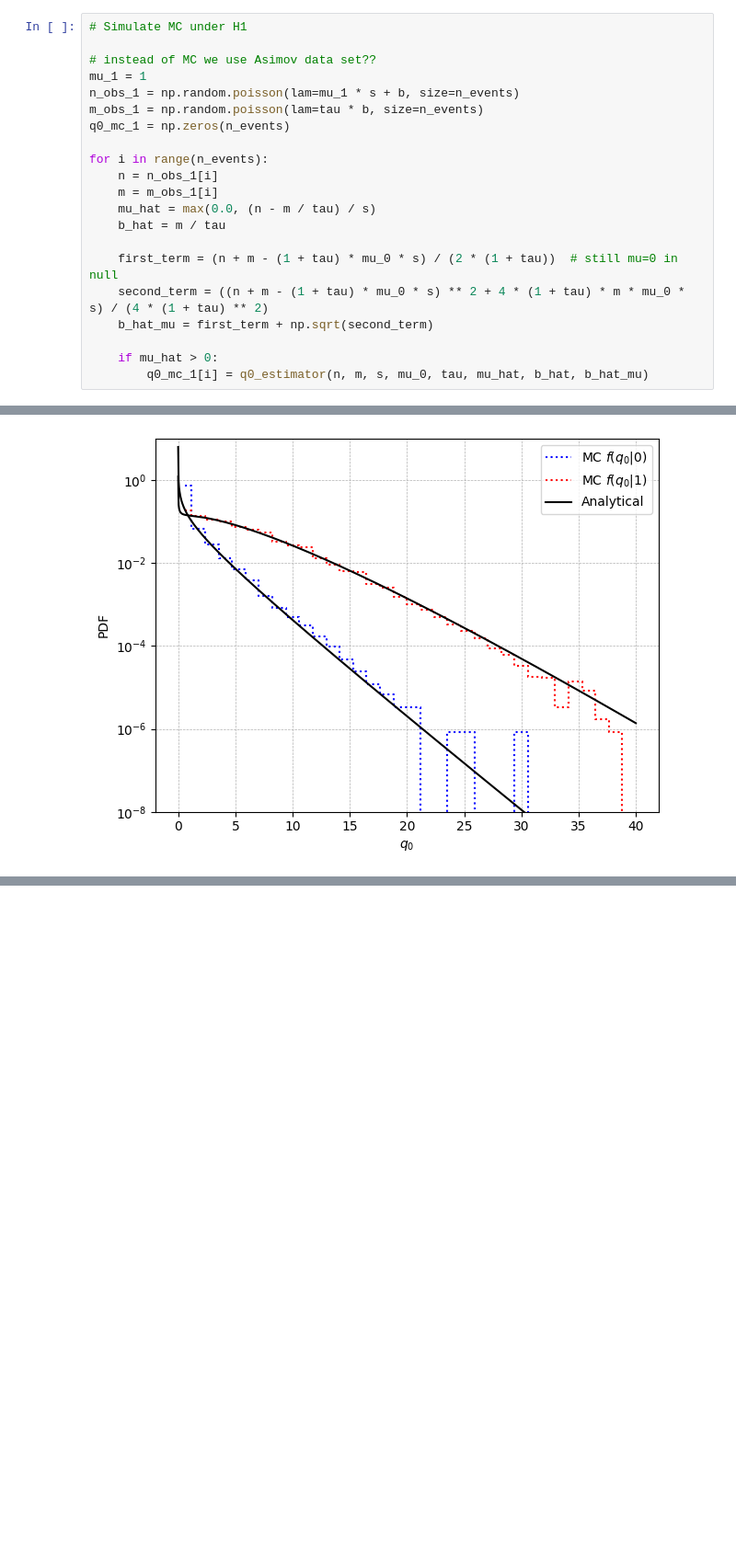
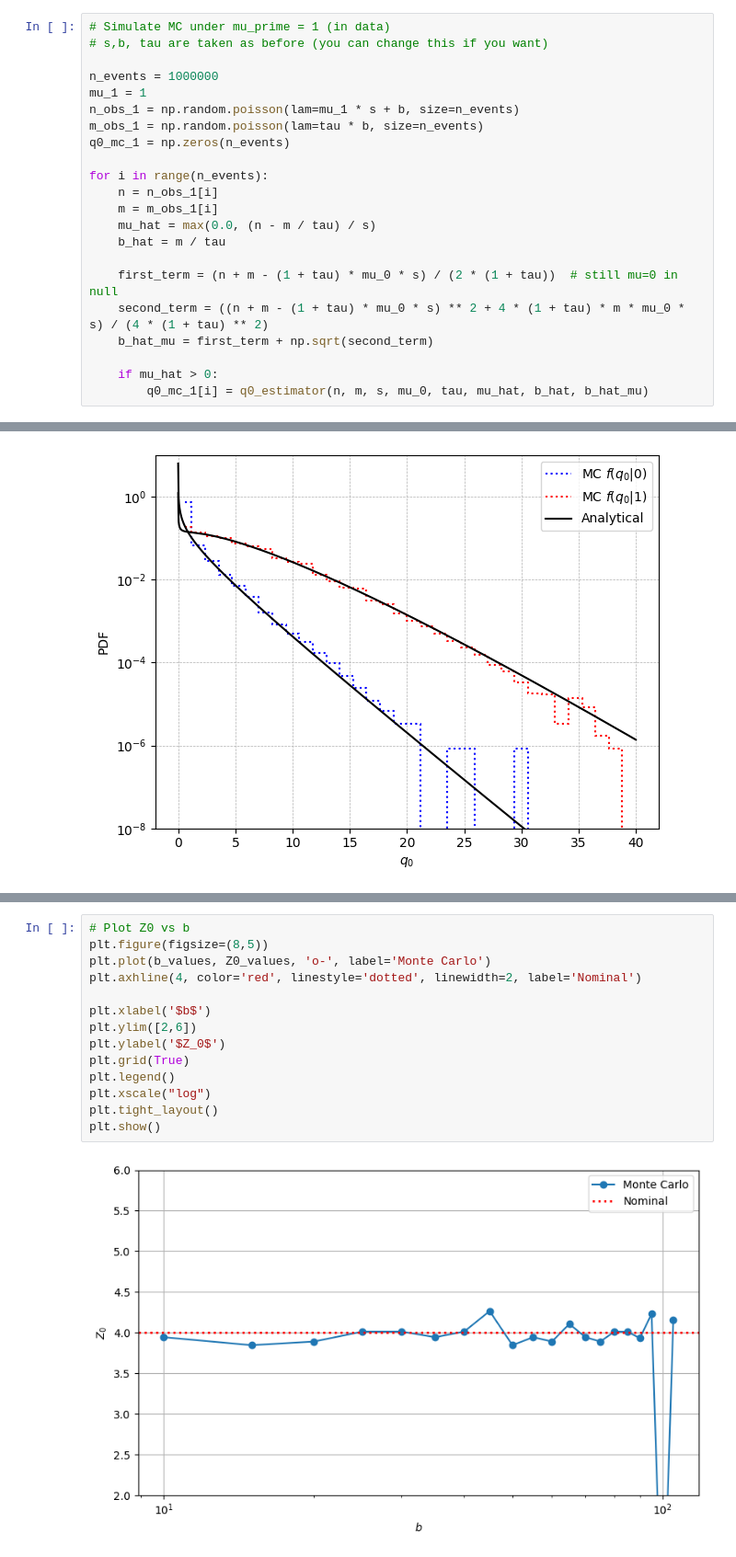
Before and after one commit to andrex-naranjas/cowan_statistics_test, a Jupyter notebook: Notebooks/CowanTutorials_Stats.ipynb, the cells around one changed output, grey strips where cells are left out. Shown at 92% size. Drawn from its saved outputs; the diff is of its cells as text; blank space fills up the shorter version.

```diff
--- a/Notebooks/CowanTutorials_Stats.ipynb
+++ b/Notebooks/CowanTutorials_Stats.ipynb
@@ -254,7 +254,8 @@ def sigma_asimov_0(mu, mu_prime, s, b):
 # %%
-# Simulate MC under H1
+# Simulate MC under mu_prime = 1 (in data)
+# s,b, tau are taken as before (you can change this if you want)
 
-# instead of MC we use Asimov data set??
+n_events = 1000000
 mu_1 = 1
 n_obs_1 = np.random.poisson(lam=mu_1 * s + b, size=n_events)
 m_obs_1 = np.random.poisson(lam=tau * b, size=n_events)
@@ -380,0 +366,16 @@ plt.show()
+# %%
+# Plot Z0 vs b
+plt.figure(figsize=(8,5))
+plt.plot(b_values, Z0_values, 'o-', label='Monte Carlo')
+plt.axhline(4, color='red', linestyle='dotted', linewidth=2, label='Nominal')
+
+plt.xlabel('$b$')
+plt.ylim([2,6])
+plt.ylabel('$Z_0$')
+plt.grid(True)
+plt.legend()
+plt.xscale("log")
+plt.tight_layout()
+plt.show()
+# %% [output]
+[figure, added]
```
Also changed, not shown: parts of 13 cells of this notebook.
